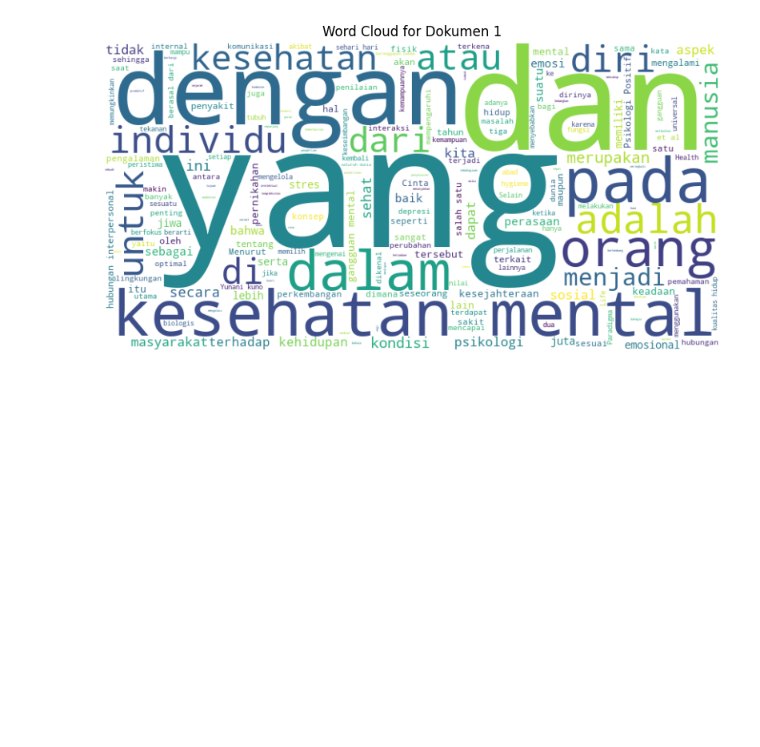
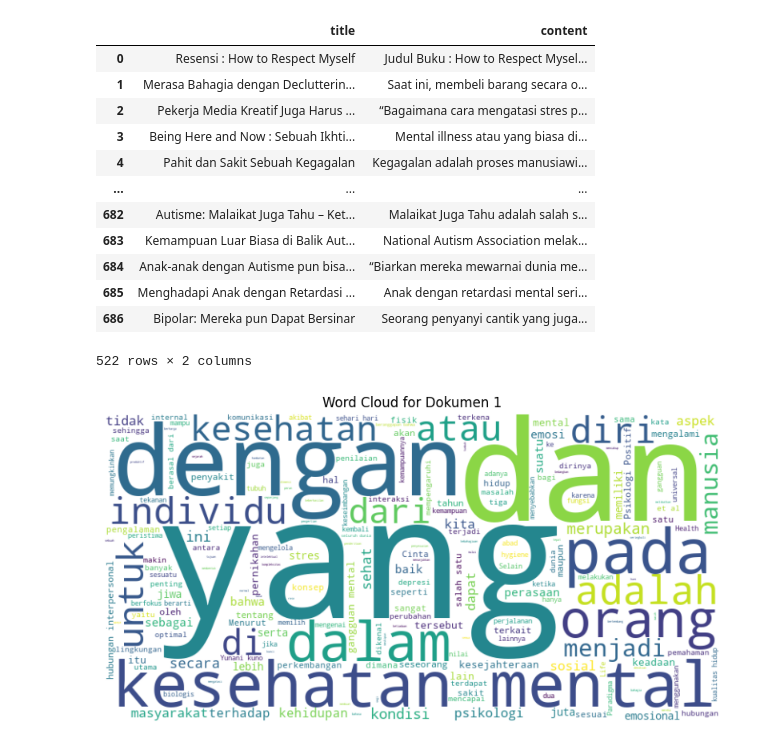
Before and after one commit to Tenangin/Tenangin-Chatbot, a Jupyter notebook: assesing.ipynb, the cells around one changed output. Drawn from its saved outputs; the diff is of its cells as text; code cells hidden in the pictures; blank space fills up the shorter version.

```diff
--- a/assesing.ipynb
+++ b/assesing.ipynb
@@ -1,6 +1,24 @@
 # %%
 import pandas as pd
 data_articles = pd.read_csv('Data/scraped_articles.csv')
+# %%
+filtered_data = data_articles[data_articles['content'].str.contains('pijar psikologi', case=False, na=False)]
+data_articles = data_articles.drop(filtered_data.index)
+data_articles
+# %% [output]
+|  | title | content |
+| 0 | Resensi : How to Respect Myself | Judul Buku : How to Respect Mysel... |
+| 1 | Merasa Bahagia dengan Declutterin... | Saat ini, membeli barang secara o... |
+| 2 | Pekerja Media Kreatif Juga Harus ... | “Bagaimana cara mengatasi stres p... |
+| 3 | Being Here and Now : Sebuah Ikhti... | Mental illness atau yang biasa di... |
+| 4 | Pahit dan Sakit Sebuah Kegagalan | Kegagalan adalah proses manusiawi... |
+| ... | ... | ... |
+| 682 | Autisme: Malaikat Juga Tahu – Ket... | Malaikat Juga Tahu adalah salah s... |
+| 683 | Kemampuan Luar Biasa di Balik Aut... | National Autism Association melak... |
+| 684 | Anak-anak dengan Autisme pun bisa... | “Biarkan mereka mewarnai dunia me... |
+| 685 | Menghadapi Anak dengan Retardasi ... | Anak dengan retardasi mental seri... |
+| 686 | Bipolar: Mereka pun Dapat Bersinar | Seorang penyanyi cantik yang juga... |
+522 rows × 2 columns
 # %%
 # Specify the column to save
 column_name = 'content'  # Replace with the actual column name
```
Also changed, not shown: 8 other files.
